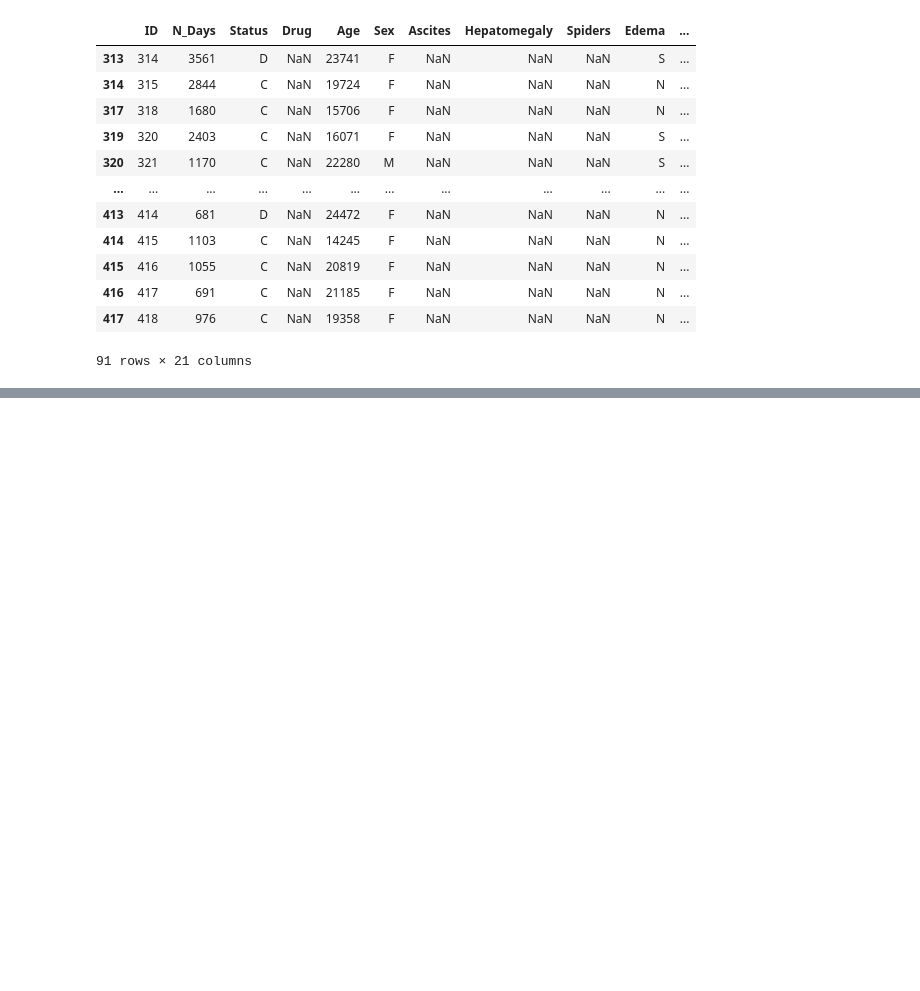
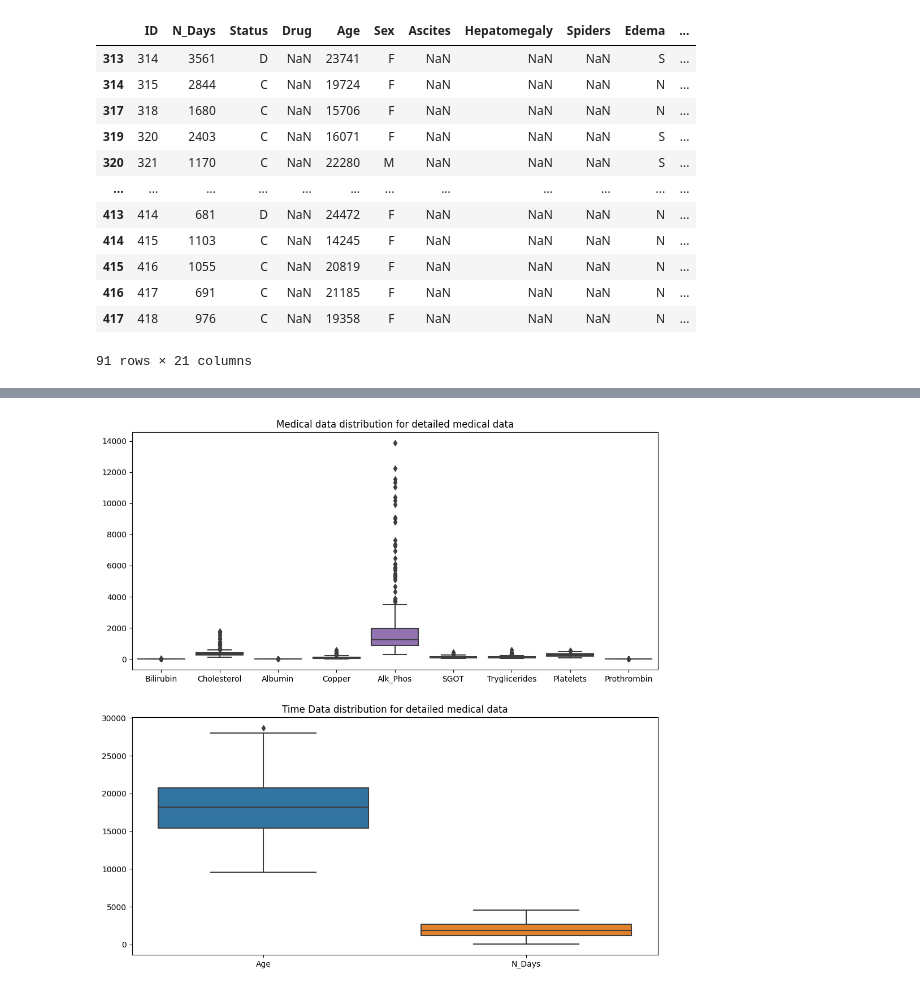
Before and after one commit to filip-kobus/cirhosis-classification-machine-learning, a Jupyter notebook: notebook.ipynb, the cells around one changed output, grey strips where cells are left out. Saved outputs shown, nothing was run; the diff lists cells and outputs as text; code cells hidden in the pictures; blank space fills up the shorter version.

```diff
--- a/notebook.ipynb
+++ b/notebook.ipynb
@@ -87,0 +185,13 @@ df.drop(df[df['Platelets'].isna()].index, inplace=True)
+# %%
+medical_data  = detailed_medical_data.drop(columns=['ID','N_Days','Age','Stage'])
+
+plt.figure(figsize=(12,12))
+plt.subplot(2,1,1)
+sns.boxplot(data=medical_data).set_title("Medical data distribution for detailed medical data")
+
+time_data = detailed_medical_data[['Age', 'N_Days']]
+plt.subplot(2,1,2)
+sns.boxplot(data=time_data).set_title("Time Data distribution for detailed medical data")
+plt.show()
+# %% [output]
+[figure, added]
```
Also changed, not shown: parts of 36 cells of this notebook.
